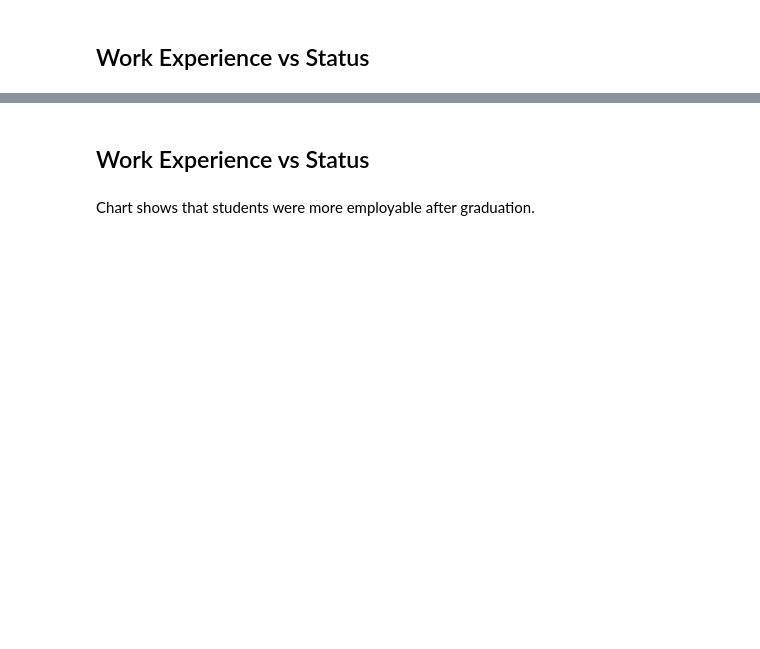
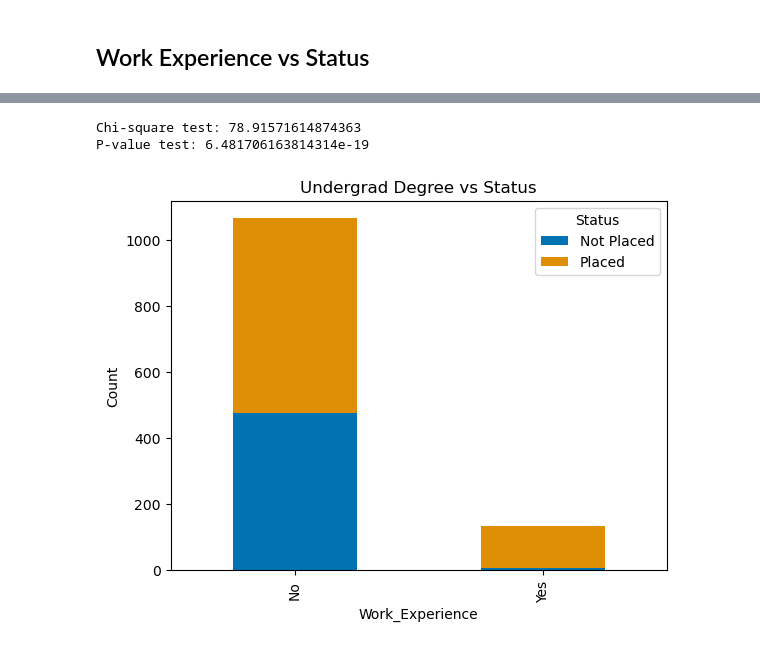
Before and after one commit to junclemente/ads505-FinalProject, a Jupyter notebook: eda/bivariate_analysis.ipynb, the cells around one changed output, grey strips where cells are left out. Cells and saved outputs as stored; diff of their text form; code cells hidden in the pictures; blank space fills up the shorter version.

```diff
--- a/eda/bivariate_analysis.ipynb
+++ b/eda/bivariate_analysis.ipynb
@@ -140,10 +187,10 @@ For employability before, the upward slope of the regresion line shows that is h
 # %% [markdown]
 ## Work Experience vs Status
 # %%
-undergrad_contingency = pd.crosstab(df["Undergrad_Degree"], df["Status"])
-print(undergrad_contingency)
+workexperience_ct = pd.crosstab(df["Work_Experience"], df["Status"])
+print(workexperience_ct)
 
-chi2, p, dof, expected = chi2_contingency(undergrad_contingency)
+chi2, p, dof, expected = chi2_contingency(workexperience_ct)
 print(f"Chi-Square value: {chi2}")
 print(f"P-value: {p}")
 # %% [output]
@@ -189,2 +210,0 @@ plt.show()
-# %% [markdown]
-## Work Experience vs Status
@@ -241,2 +211,15 @@ plt.show()
-# %% [markdown]
-Chart shows that students were more employable after graduation.
+# %%
+chi2_degree, p_degree, _, _ = chi2_contingency(workexperience_ct)
+print(f"Chi-square test: {chi2_degree}")
+print(f"P-value test: {p_degree}")
+# %% [output]
+Chi-square test: 78.91571614874363
+P-value test: 6.481706163814314e-19
+# %%
+# Create stacked bar plot
+workexperience_ct.plot(kind="bar", stacked=True)
+plt.title("Undergrad Degree vs Status")
+plt.ylabel("Count")
+plt.show()
+# %% [output]
+[figure, added]
```
Also changed, not shown: parts of 13 cells of this notebook.
